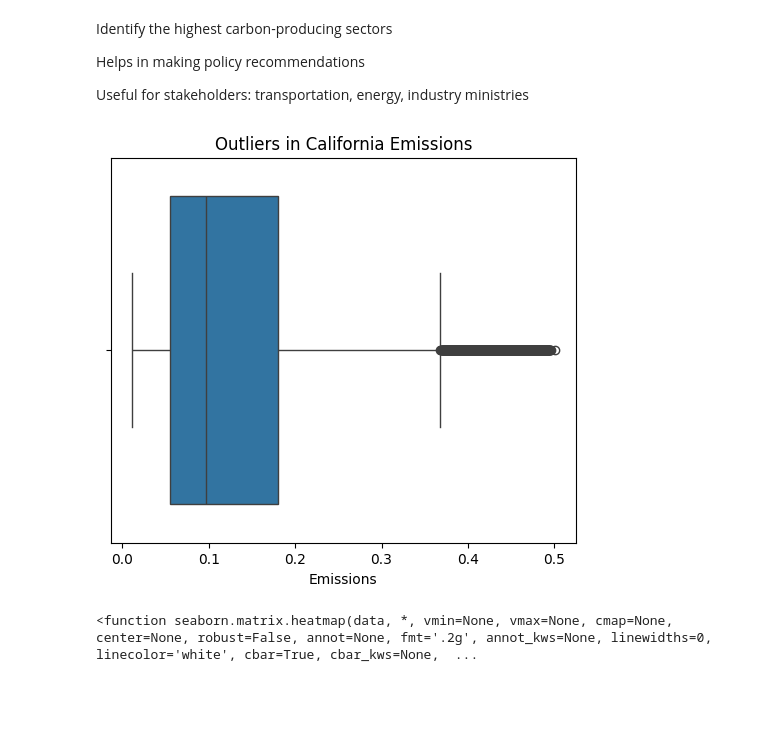
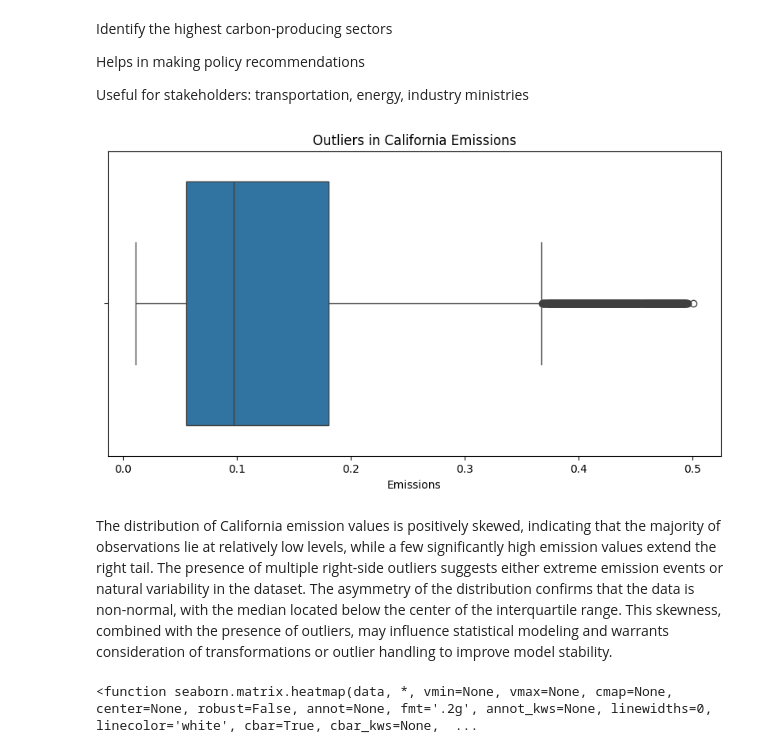
Before and after one commit to Williardm/CARBONEMISSION, a Jupyter notebook: Assignment.ipynb, the cells around one changed output. Drawn from its saved outputs; the diff is of its cells as text; code cells hidden in the pictures; blank space fills up the shorter version.

```diff
--- a/Assignment.ipynb
+++ b/Assignment.ipynb
@@ -326,13 +326,18 @@ Helps in making policy recommendations
 Useful for stakeholders: transportation, energy, industry ministries
 # %%
 #Boxplot to Detect Outliers
-plt.figure(figsize=(6,5))
+plt.figure(figsize=(10,5))
 sns.boxplot(x=california_df['emissions'])
 plt.title("Outliers in California Emissions")
 plt.xlabel("Emissions")
 plt.show()
 # %% [output]
-[figure, old version]
+[figure, new version]
+# %% [markdown]
+The distribution of California emission values is positively skewed, indicating that the majority of observations lie at relatively low levels, while a few significantly high emission values extend the right tail.
+ The presence of multiple right-side outliers suggests either extreme emission events or natural variability in the dataset.
+  The asymmetry of the distribution confirms that the data is non-normal, with the median located below the center of the interquartile range.
+  This skewness, combined with the presence of outliers, may influence statistical modeling and warrants consideration of transformations or outlier handling to improve model stability.
 # %%
 sns.heatmap(cm)
 # %% [output]
```
Also changed, not shown: parts of 11 cells of this notebook.
